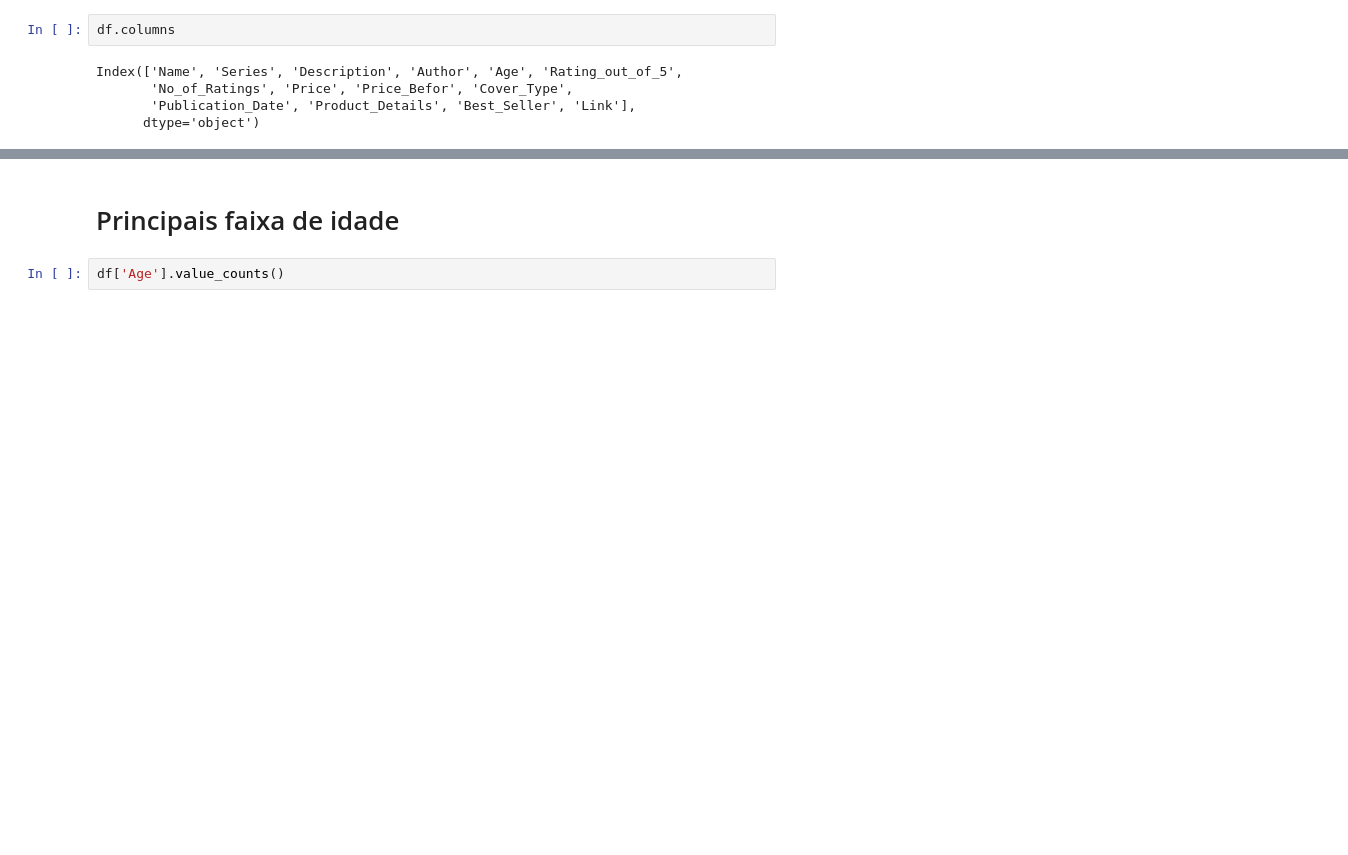
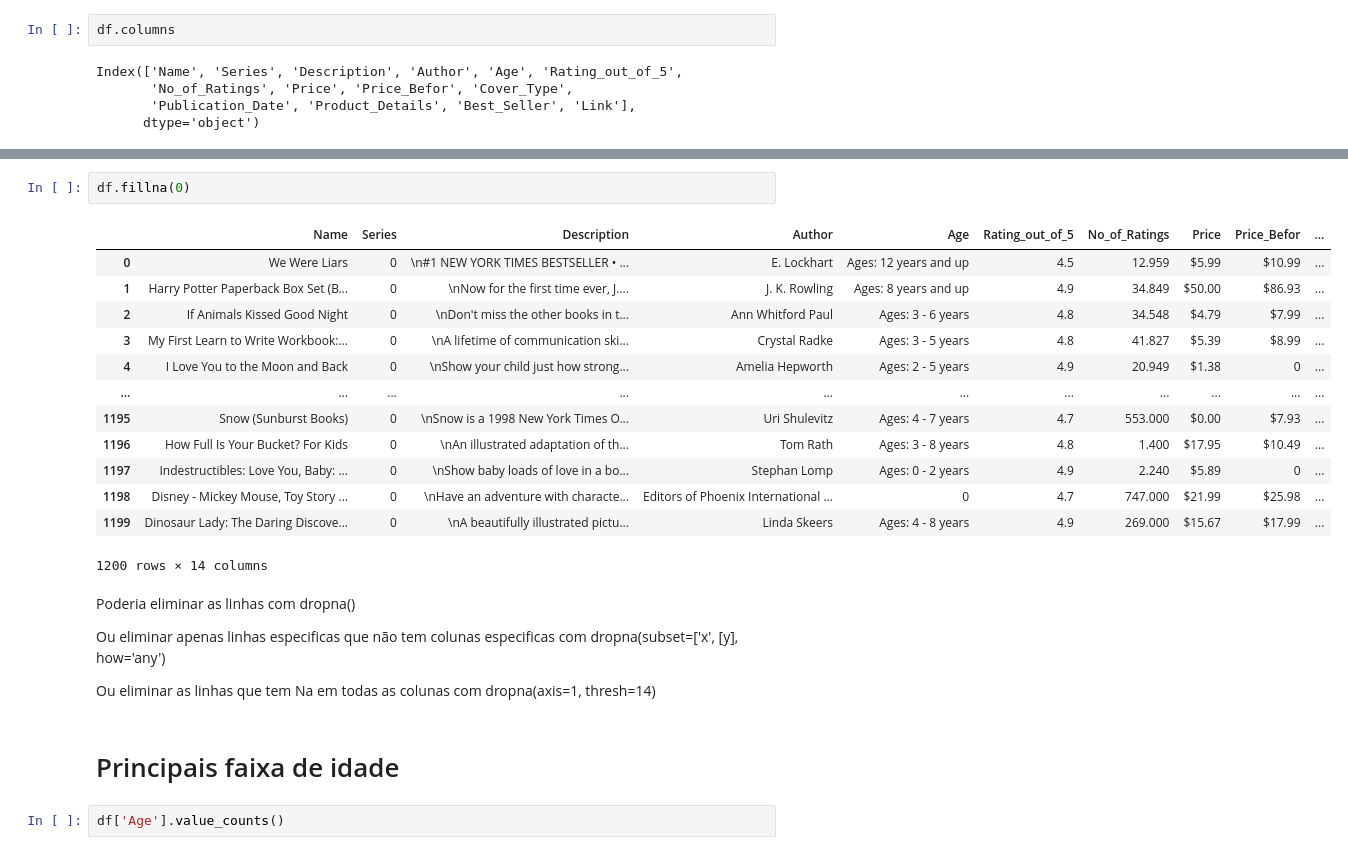
Before and after one commit to Jessesantoz/An-lise-dados-de-livros, a Jupyter notebook: Books_kids.ipynb, the cells around one changed output, grey strips where cells are left out. Drawn from its saved outputs; the diff is of its cells as text; blank space fills up the shorter version.

```diff
--- a/Books_kids.ipynb
+++ b/Books_kids.ipynb
@@ -61,3 +107,25 @@ Index(['Name', 'Series', 'Description', 'Author', 'Age', 'Rating_out_of_5',
+# %%
+df.fillna(0)
+# %% [output]
+|  | Name | Series | Description | Author | Age | Rating_out_of_5 | No_of_Ratings | Price | Price_Befor | ... |
+| 0 | We Were Liars | 0 | \n#1 NEW YORK TIMES BESTSELLER • ... | E. Lockhart | Ages: 12 years and up | 4.5 | 12.959 | $5.99 | $10.99 | ... |
+| 1 | Harry Potter Paperback Box Set (B... | 0 | \nNow for the first time ever, J.... | J. K. Rowling | Ages: 8 years and up | 4.9 | 34.849 | $50.00 | $86.93 | ... |
+| 2 | If Animals Kissed Good Night | 0 | \nDon't miss the other books in t... | Ann Whitford Paul | Ages: 3 - 6 years | 4.8 | 34.548 | $4.79 | $7.99 | ... |
+| 3 | My First Learn to Write Workbook:... | 0 | \nA lifetime of communication ski... | Crystal Radke | Ages: 3 - 5 years | 4.8 | 41.827 | $5.39 | $8.99 | ... |
+| 4 | I Love You to the Moon and Back | 0 | \nShow your child just how strong... | Amelia Hepworth | Ages: 2 - 5 years | 4.9 | 20.949 | $1.38 | 0 | ... |
+| ... | ... | ... | ... | ... | ... | ... | ... | ... | ... | ... |
+| 1195 | Snow (Sunburst Books) | 0 | \nSnow is a 1998 New York Times O... | Uri Shulevitz | Ages: 4 - 7 years | 4.7 | 553.000 | $0.00 | $7.93 | ... |
+| 1196 | How Full Is Your Bucket? For Kids | 0 | \nAn illustrated adaptation of th... | Tom Rath | Ages: 3 - 8 years | 4.8 | 1.400 | $17.95 | $10.49 | ... |
+| 1197 | Indestructibles: Love You, Baby: ... | 0 | \nShow baby loads of love in a bo... | Stephan Lomp | Ages: 0 - 2 years | 4.9 | 2.240 | $5.89 | 0 | ... |
+| 1198 | Disney - Mickey Mouse, Toy Story ... | 0 | \nHave an adventure with characte... | Editors of Phoenix International ... | 0 | 4.7 | 747.000 | $21.99 | $25.98 | ... |
+| 1199 | Dinosaur Lady: The Daring Discove... | 0 | \nA beautifully illustrated pictu... | Linda Skeers | Ages: 4 - 8 years | 4.9 | 269.000 | $15.67 | $17.99 | ... |
+1200 rows × 14 columns
+# %% [markdown]
+Poderia eliminar as linhas com dropna()
+
+Ou eliminar apenas linhas especificas que não tem colunas especificas com dropna(subset=['x', [y], how='any')
+
+Ou eliminar as linhas que tem Na em todas as colunas com dropna(axis=1, thresh=14)
 # %% [markdown]
 # Principais faixa de idade
 # %%
```
Also changed, not shown: parts of 15 cells of this notebook.
